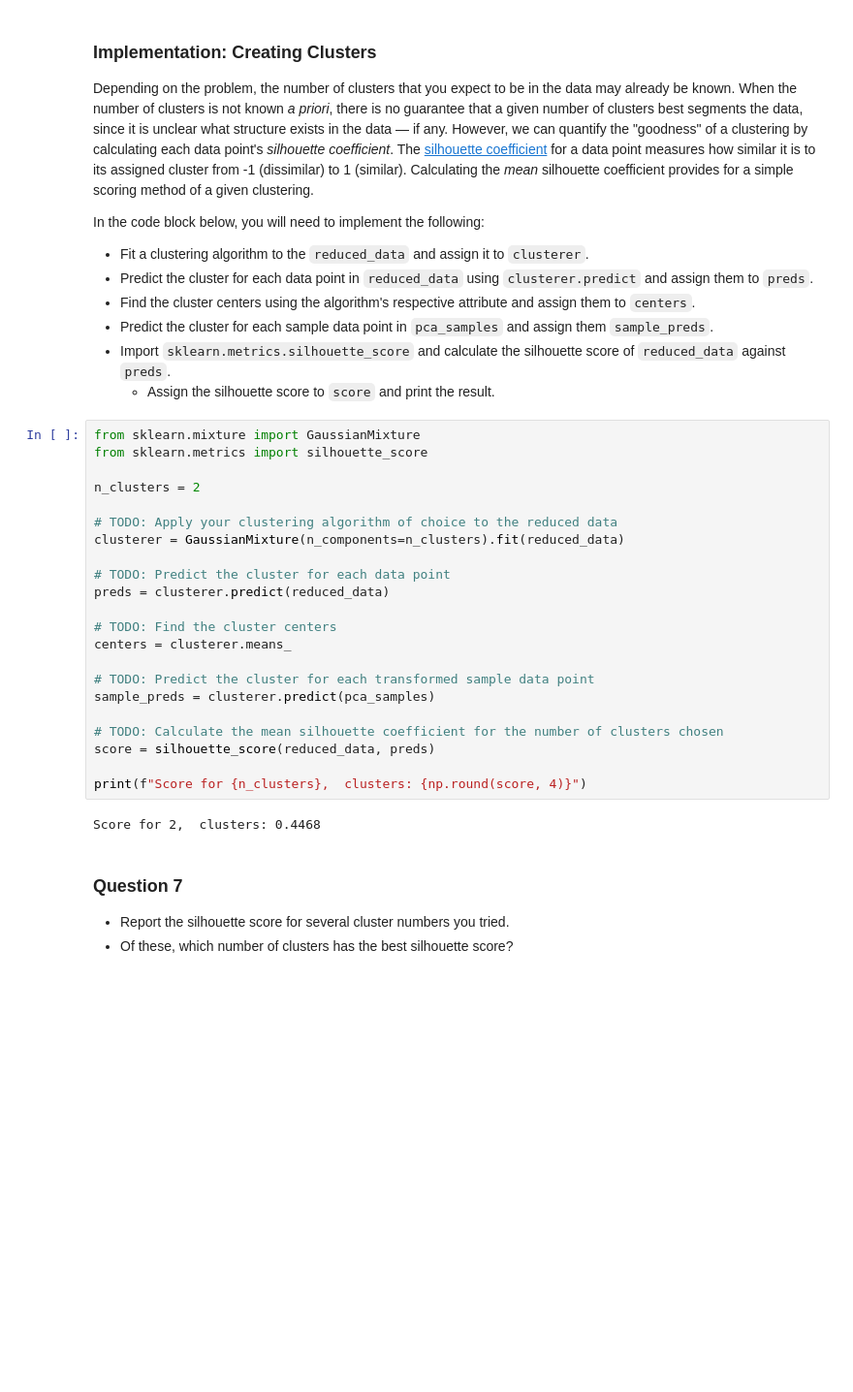
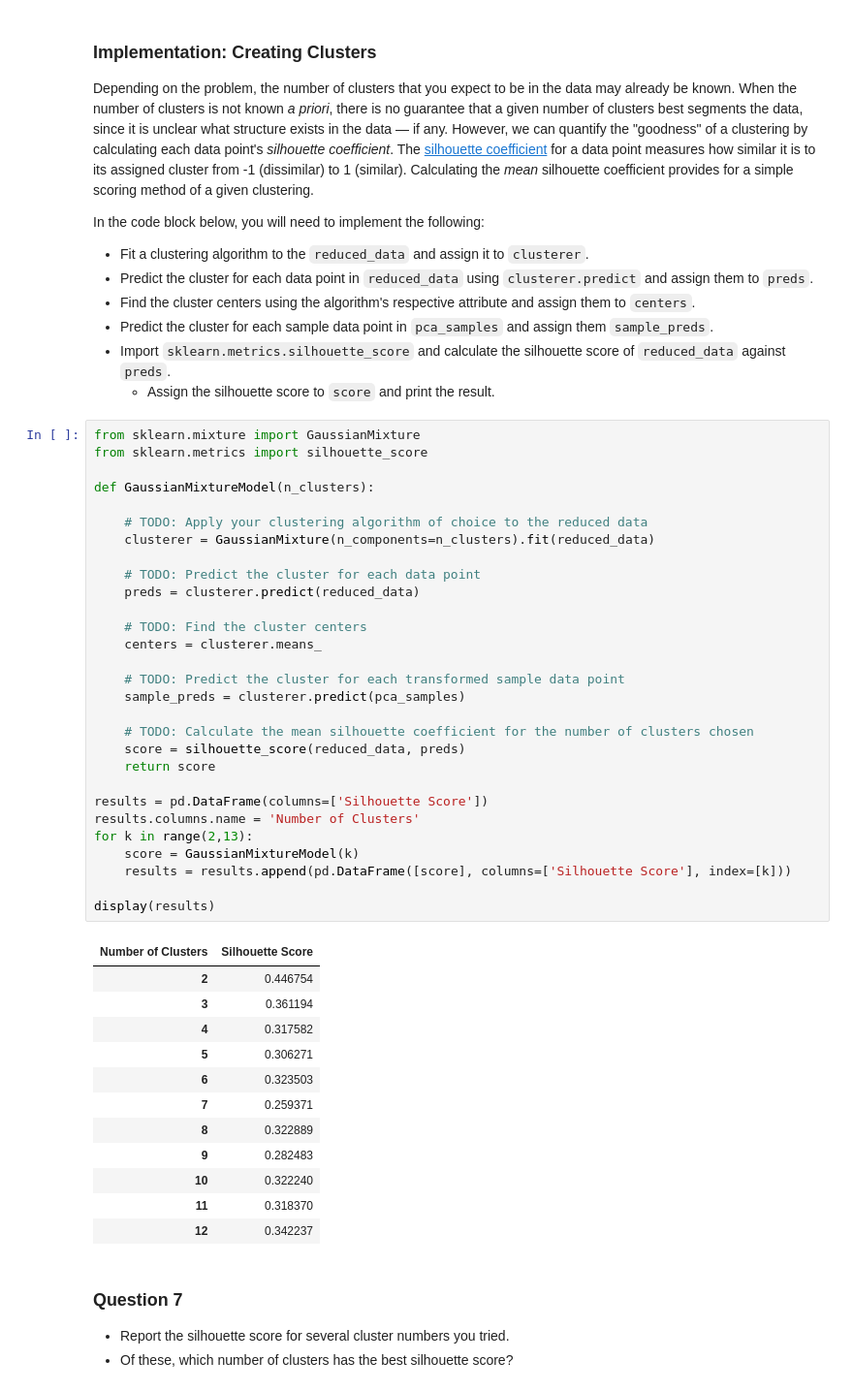
Before and after one commit to KareliaConsolidated/Case-Studies-Data-Science, a Jupyter notebook: 12_Customer_Segments/Customer_Segments.ipynb, the cells around one changed output. Shown at 97% size. Drawn from its saved outputs; the diff is of its cells as text; blank space fills up the shorter version.

```diff
--- a/12_Customer_Segments/Customer_Segments.ipynb
+++ b/12_Customer_Segments/Customer_Segments.ipynb
@@ -541,27 +563,45 @@ In the code block below, you will need to implement the following:
 # %%
 from sklearn.mixture import GaussianMixture
 from sklearn.metrics import silhouette_score
 
-n_clusters = 2
+def GaussianMixtureModel(n_clusters):
 
-# TODO: Apply your clustering algorithm of choice to the reduced data
-clusterer = GaussianMixture(n_components=n_clusters).fit(reduced_data)
+    # TODO: Apply your clustering algorithm of choice to the reduced data
+    clusterer = GaussianMixture(n_components=n_clusters).fit(reduced_data)
 
-# TODO: Predict the cluster for each data point
-preds = clusterer.predict(reduced_data)
+    # TODO: Predict the cluster for each data point
+    preds = clusterer.predict(reduced_data)
 
-# TODO: Find the cluster centers
-centers = clusterer.means_
+    # TODO: Find the cluster centers
+    centers = clusterer.means_
 
-# TODO: Predict the cluster for each transformed sample data point
-sample_preds = clusterer.predict(pca_samples)
+    # TODO: Predict the cluster for each transformed sample data point
+    sample_preds = clusterer.predict(pca_samples)
 
-# TODO: Calculate the mean silhouette coefficient for the number of clusters chosen
-score = silhouette_score(reduced_data, preds)
+    # TODO: Calculate the mean silhouette coefficient for the number of clusters chosen
+    score = silhouette_score(reduced_data, preds)
+    return score
 
-print(f"Score for {n_clusters},  clusters: {np.round(score, 4)}")
+results = pd.DataFrame(columns=['Silhouette Score'])
+results.columns.name = 'Number of Clusters'
+for k in range(2,13):
+    score = GaussianMixtureModel(k)
+    results = results.append(pd.DataFrame([score], columns=['Silhouette Score'], index=[k]))
+
+display(results)
 # %% [output]
-Score for 2,  clusters: 0.4468
+| Number of Clusters | Silhouette Score |
+| 2 | 0.446754 |
+| 3 | 0.361194 |
+| 4 | 0.317582 |
+| 5 | 0.306271 |
+| 6 | 0.323503 |
+| 7 | 0.259371 |
+| 8 | 0.322889 |
+| 9 | 0.282483 |
+| 10 | 0.322240 |
+| 11 | 0.318370 |
+| 12 | 0.342237 |
 # %% [markdown]
 ### Question 7
 
```
Also changed, not shown: parts of 7 cells of this notebook.
